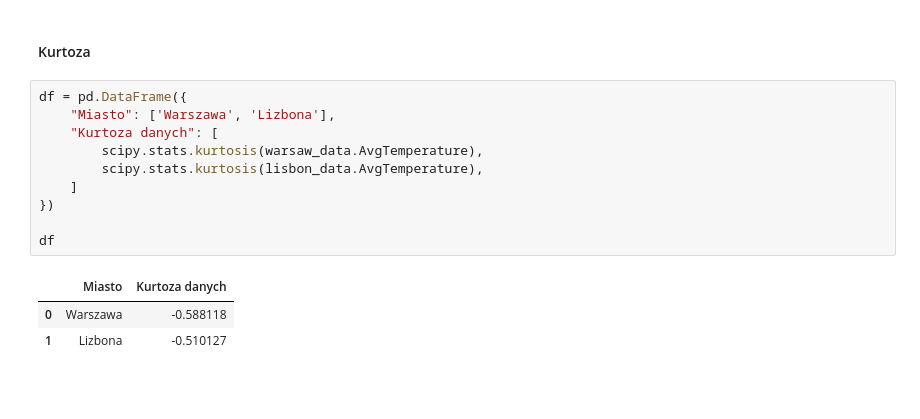
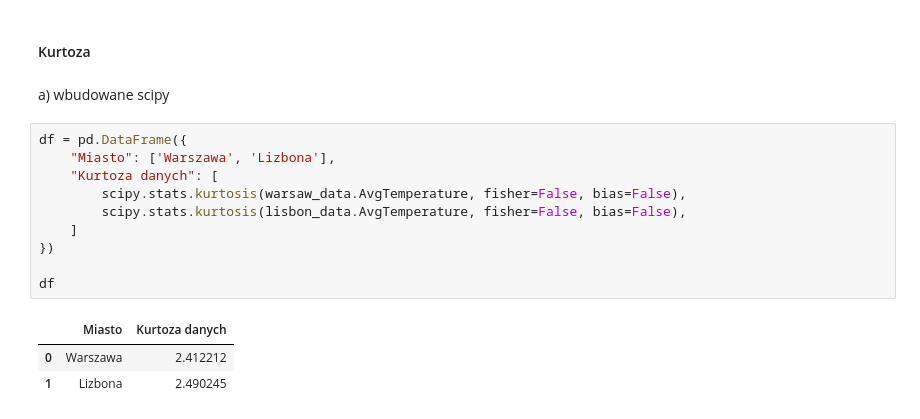
Before and after one commit to mathieuboro/raport, a Jupyter notebook: Raport_!.ipynb, the cells around one changed output. Cells and saved outputs as stored; diff of their text form; blank space fills up the shorter version.

```diff
--- a/Raport_!.ipynb
+++ b/Raport_!.ipynb
@@ -666,17 +726,19 @@ df
 | 1 | Lizbona | 0.204054 |
 # %% [markdown]
 #### Kurtoza
+# %% [markdown]
+a) wbudowane scipy
 # %%
 df = pd.DataFrame({
     "Miasto": ['Warszawa', 'Lizbona'],
     "Kurtoza danych": [
-        scipy.stats.kurtosis(warsaw_data.AvgTemperature),
-        scipy.stats.kurtosis(lisbon_data.AvgTemperature),
+        scipy.stats.kurtosis(warsaw_data.AvgTemperature, fisher=False, bias=False),
+        scipy.stats.kurtosis(lisbon_data.AvgTemperature, fisher=False, bias=False),
     ]
 })
 
 df
 # %% [output]
 |  | Miasto | Kurtoza danych |
-| 0 | Warszawa | -0.588118 |
-| 1 | Lizbona | -0.510127 |
+| 0 | Warszawa | 2.412212 |
+| 1 | Lizbona | 2.490245 |
```
Also changed, not shown: parts of 6 cells of this notebook.
